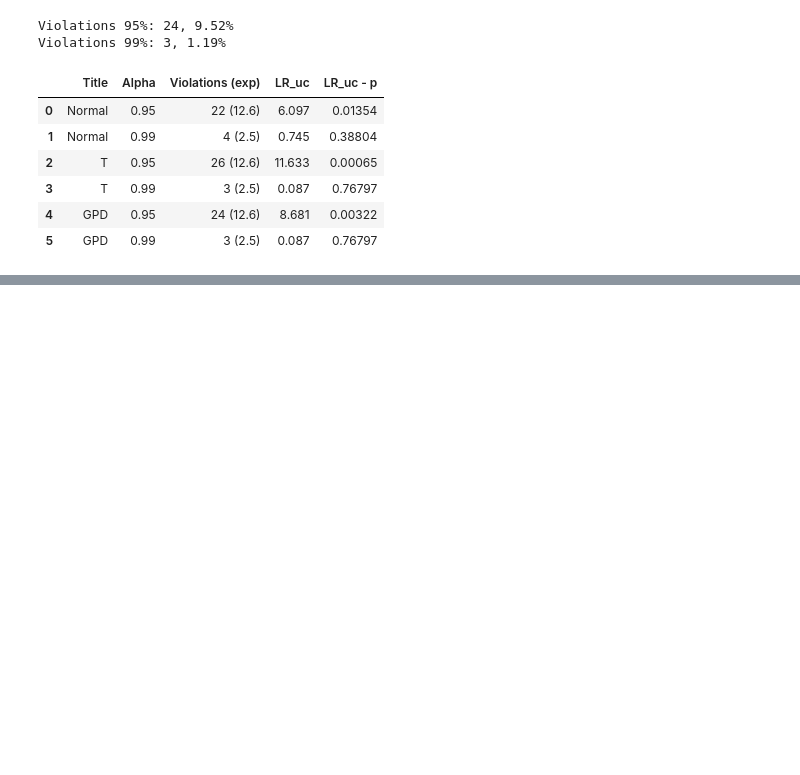
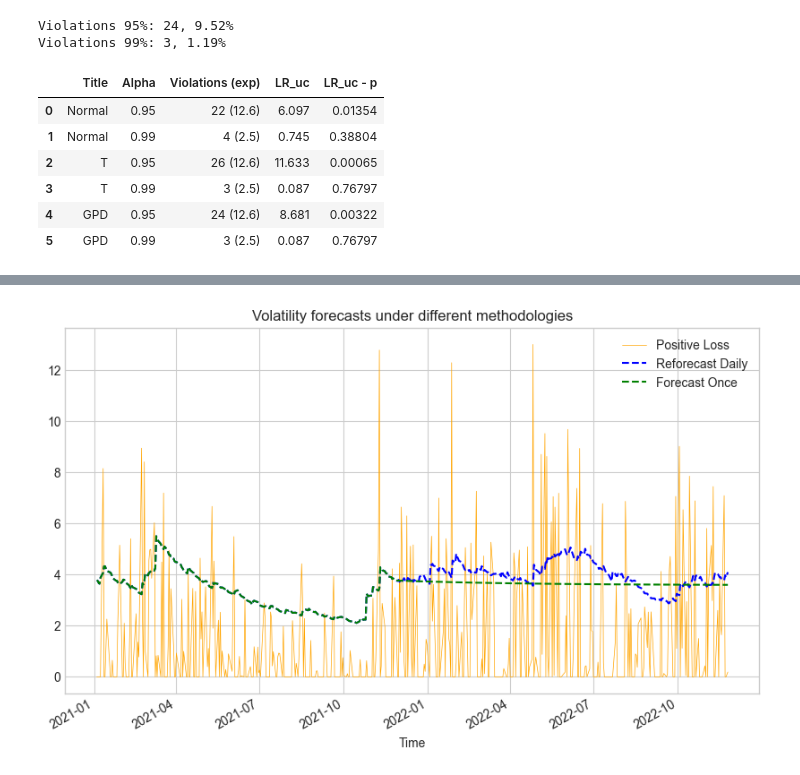
Before and after one commit to georgec123/qrm2, a Jupyter notebook: src/q1.ipynb, the cells around one changed output, grey strips where cells are left out. Saved outputs shown, nothing was run; the diff lists cells and outputs as text; code cells hidden in the pictures; blank space fills up the shorter version.

```diff
--- a/src/q1.ipynb
+++ b/src/q1.ipynb
@@ -187,14 +196,13 @@ for i in range(1, len(df['loss'].dropna())):
 
 
 
-
 df['std_forc'] = var**0.5
 df['mu'] = mu
 
-# # uncomment this to change to one 252 day forecast
-# model_forecast = model_fit_norm.forecast(horizon=len(test_df))
-# df.loc[~train_mask,'std_forc'] = (model_forecast.variance.iloc[-1,:]**0.5).to_numpy()
-# df.loc[train_mask,'std_forc'] = (model_fit_norm.conditional_volatility).to_numpy()
+# make an alternative one 252 day forecast
+model_forecast = model_fit_norm.forecast(horizon=len(test_df))
+df.loc[~train_mask,'std_forc_nday'] = (model_forecast.variance.iloc[-1,:]**0.5).to_numpy()
+df.loc[train_mask,'std_forc_nday'] = (model_fit_norm.conditional_volatility).to_numpy()
 
 
 
@@ -282,0 +327,14 @@ backtesting_df
+# %%
+# plt.plot(df[['max_loss','std_forc','std_forc_nday']].loc[ '2021-01-01':,:])
+recent_df = df.loc[ '2021-01-01':,:]
+
+ax = recent_df[['max_loss']].plot(c='orange', linewidth=0.5, figsize=(10, 6));
+ax = recent_df[['std_forc']].plot(ax=ax, style=['b--'], linewidth=1.5, label='reforecast daily')
+ax = recent_df[['std_forc_nday']].plot(ax=ax, style=['g--'], linewidth=1.5, label='reforecast daily')
+
+plt.legend(['Positive Loss','Reforecast Daily', 'Forecast Once'])
+ax.set_xlabel("Time");
+plt.title('Volatility forecasts under different methodologies')
+plt.show()
+# %% [output]
+[figure, added]
```
Also changed, not shown: parts of 7 cells of this notebook, 3 other files.
